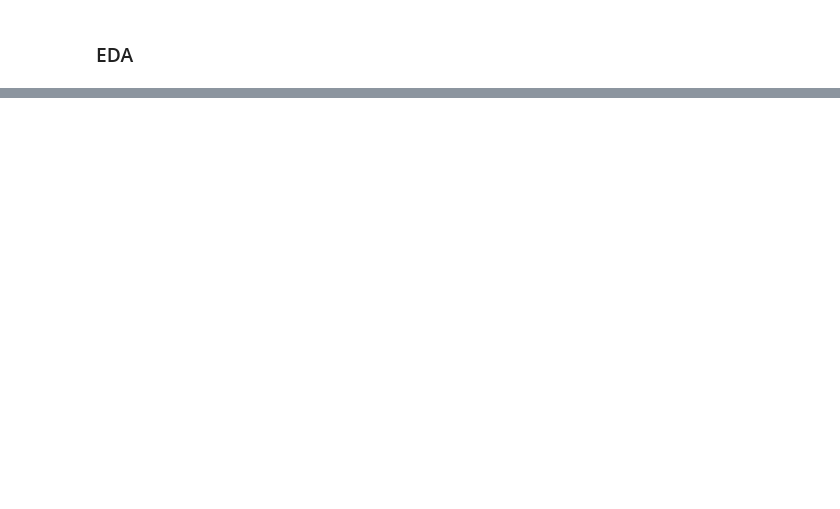
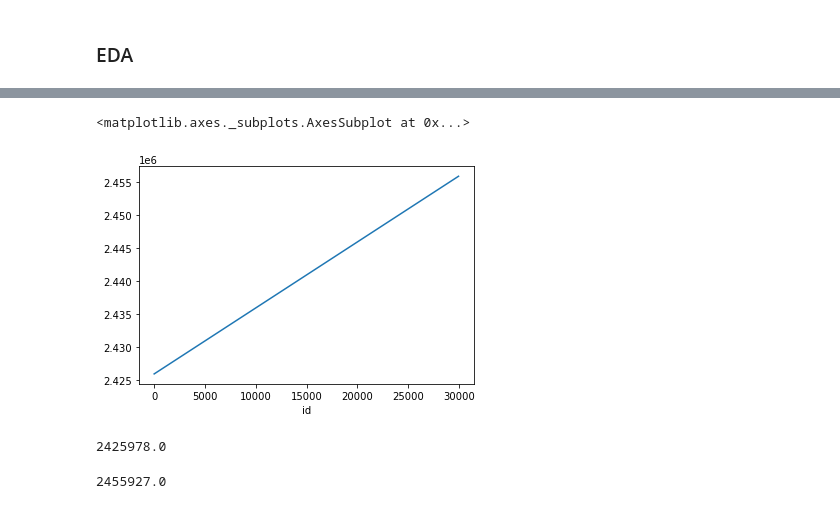
Before and after one commit to makarbaderko/stock_pred_ephemeris_project, a Jupyter notebook: astro_eda.ipynb, the cells around one changed output, grey strips where cells are left out. Drawn from its saved outputs; the diff is of its cells as text; code cells hidden in the pictures; blank space fills up the shorter version.

```diff
--- a/astro_eda.ipynb
+++ b/astro_eda.ipynb
@@ -186,0 +221,13 @@ planets.head()
+# %%
+planets["date_y"].plot()
+# %% [output]
+<matplotlib.axes._subplots.AxesSubplot at 0x...>
+[figure, added]
+# %%
+planets['date_y'].min()
+# %% [output]
+2425978.0
+# %%
+planets['date_y'].max()
+# %% [output]
+2455927.0
```
Also changed, not shown: parts of 16 cells of this notebook.
